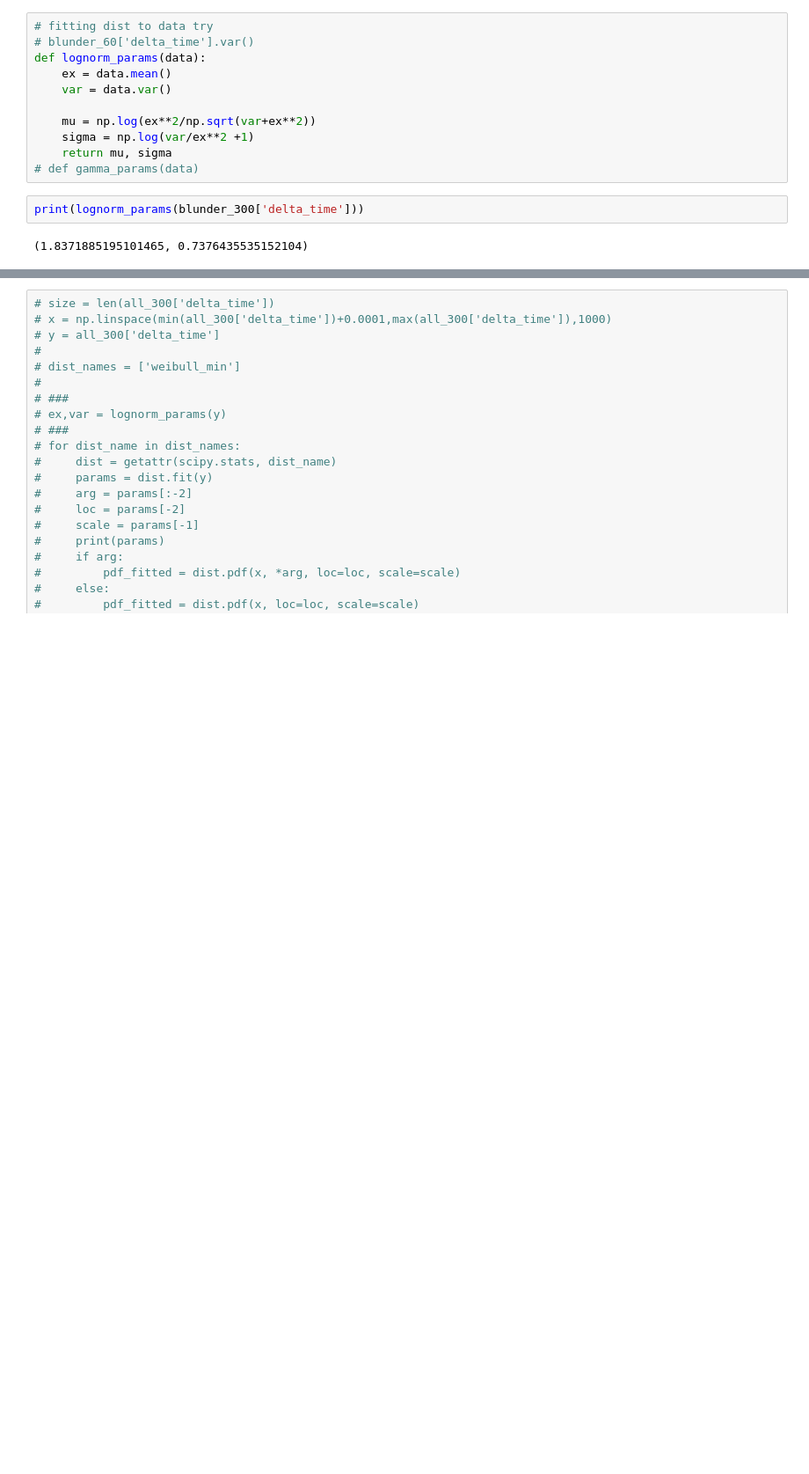
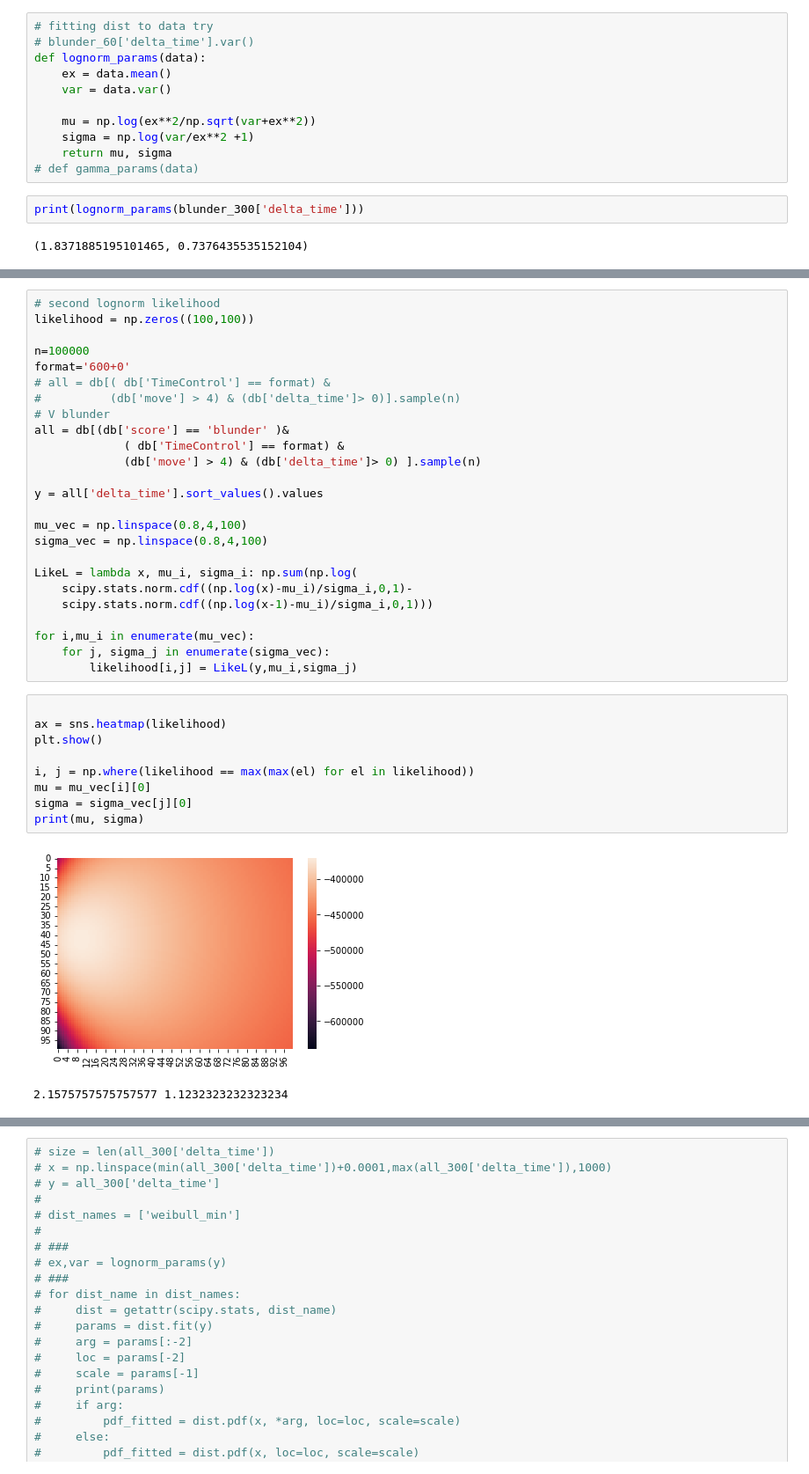
Before and after one commit to rogulforce/Chess, a Jupyter notebook: Python/analysis.ipynb, the cells around one changed output, grey strips where cells are left out. Shown: that part at 88% size. Cells and saved outputs as stored; diff of their text form; blank space fills up the shorter version.

```diff
--- a/Python/analysis.ipynb
+++ b/Python/analysis.ipynb
@@ -252,0 +260,37 @@ print(lognorm_params(blunder_300['delta_time']))
+# %%
+# second lognorm likelihood
+likelihood = np.zeros((100,100))
+
+n=100000
+format='600+0'
+# all = db[( db['TimeControl'] == format) &
+#          (db['move'] > 4) & (db['delta_time']> 0)].sample(n)
+# V blunder
+all = db[(db['score'] == 'blunder' )&
+             ( db['TimeControl'] == format) &
+             (db['move'] > 4) & (db['delta_time']> 0) ].sample(n)
+
+y = all['delta_time'].sort_values().values
+
+mu_vec = np.linspace(0.8,4,100)
+sigma_vec = np.linspace(0.8,4,100)
+
+LikeL = lambda x, mu_i, sigma_i: np.sum(np.log(
+    scipy.stats.norm.cdf((np.log(x)-mu_i)/sigma_i,0,1)-
+    scipy.stats.norm.cdf((np.log(x-1)-mu_i)/sigma_i,0,1)))
+
+for i,mu_i in enumerate(mu_vec):
+    for j, sigma_j in enumerate(sigma_vec):
+        likelihood[i,j] = LikeL(y,mu_i,sigma_j)
+# %%
+
+ax = sns.heatmap(likelihood)
+plt.show()
+
+i, j = np.where(likelihood == max(max(el) for el in likelihood))
+mu = mu_vec[i][0]
+sigma = sigma_vec[j][0]
+print(mu, sigma)
+# %% [output]
+[figure, added]
+2.1575757575757577 1.1232323232323234
```
Also changed, not shown: parts of 10 cells of this notebook, 6 other files.
